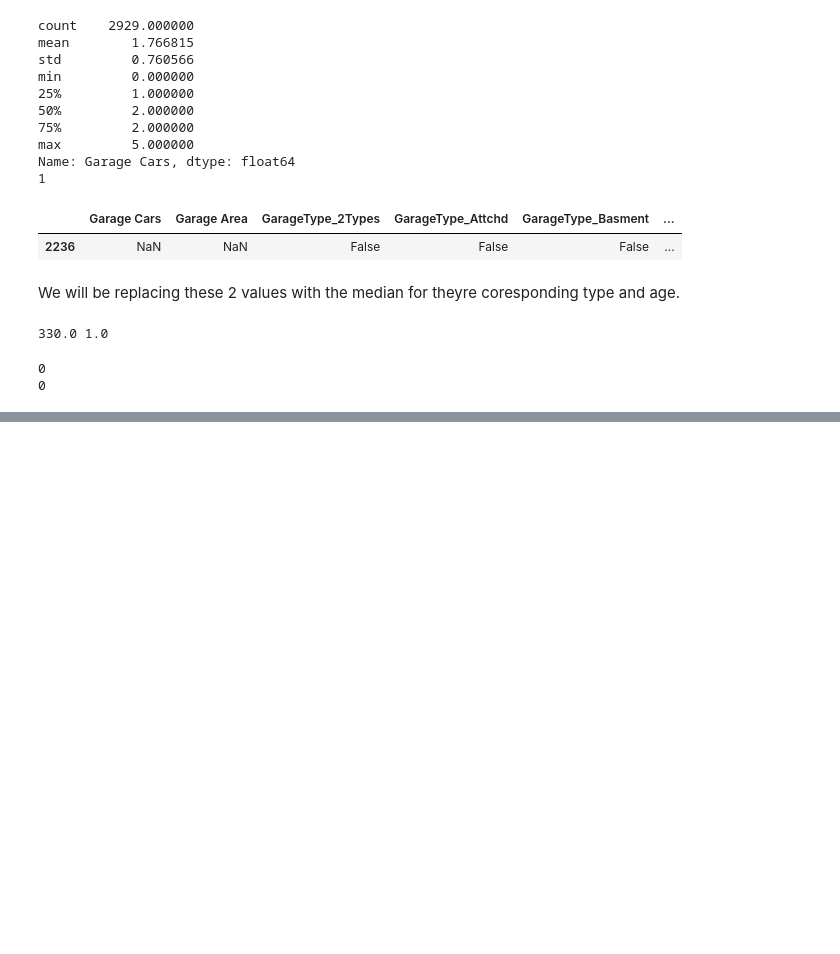
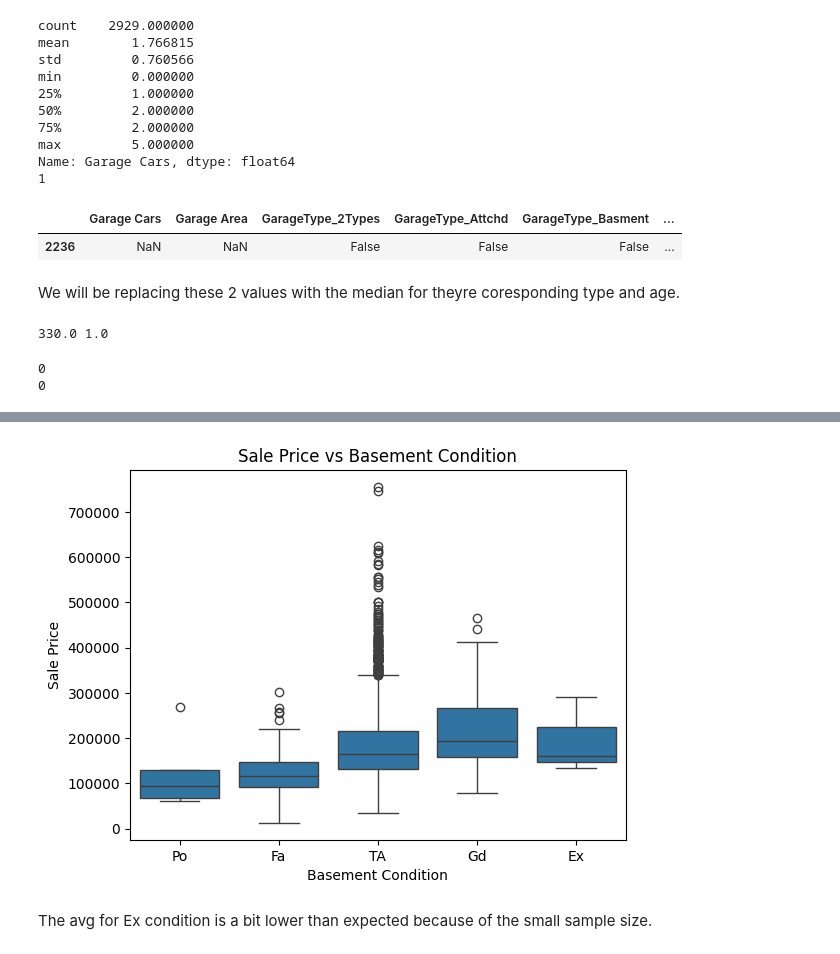
Before and after one commit to hedesiustefan/ML_Project, a Jupyter notebook: dataexplore.ipynb, the cells around one changed output, grey strips where cells are left out. Drawn from its saved outputs; the diff is of its cells as text; code cells hidden in the pictures; blank space fills up the shorter version.

```diff
--- a/dataexplore.ipynb
+++ b/dataexplore.ipynb
@@ -1056,0 +1249,12 @@ print(df_copy['Garage Area'].isna().sum())
+# %%
+order = ['Po', 'Fa', 'TA', 'Gd', 'Ex']
+
+sns.boxplot(x='Bsmt Cond', y='SalePrice', data=clean_df, order=order)
+plt.xlabel('Basement Condition')
+plt.ylabel('Sale Price')
+plt.title('Sale Price vs Basement Condition')
+plt.show()
+# %% [output]
+[figure, added]
+# %% [markdown]
+The avg for Ex condition is a bit lower than expected because of the small sample size.
```
Also changed, not shown: parts of 37 cells of this notebook.
